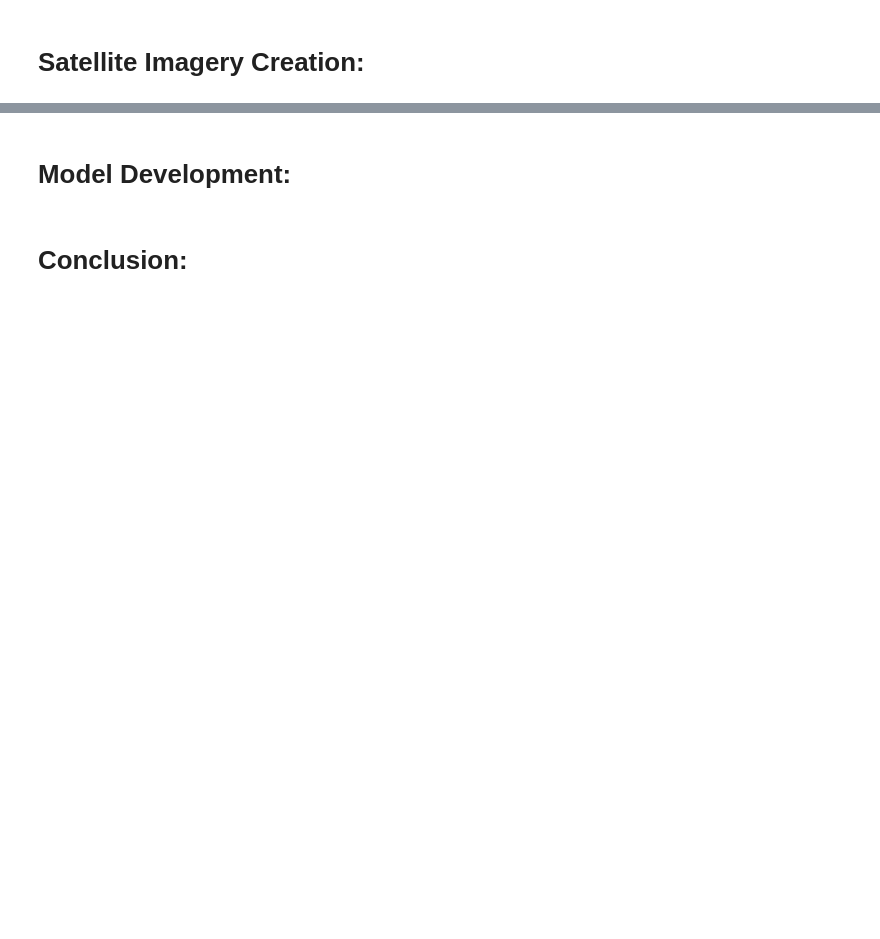
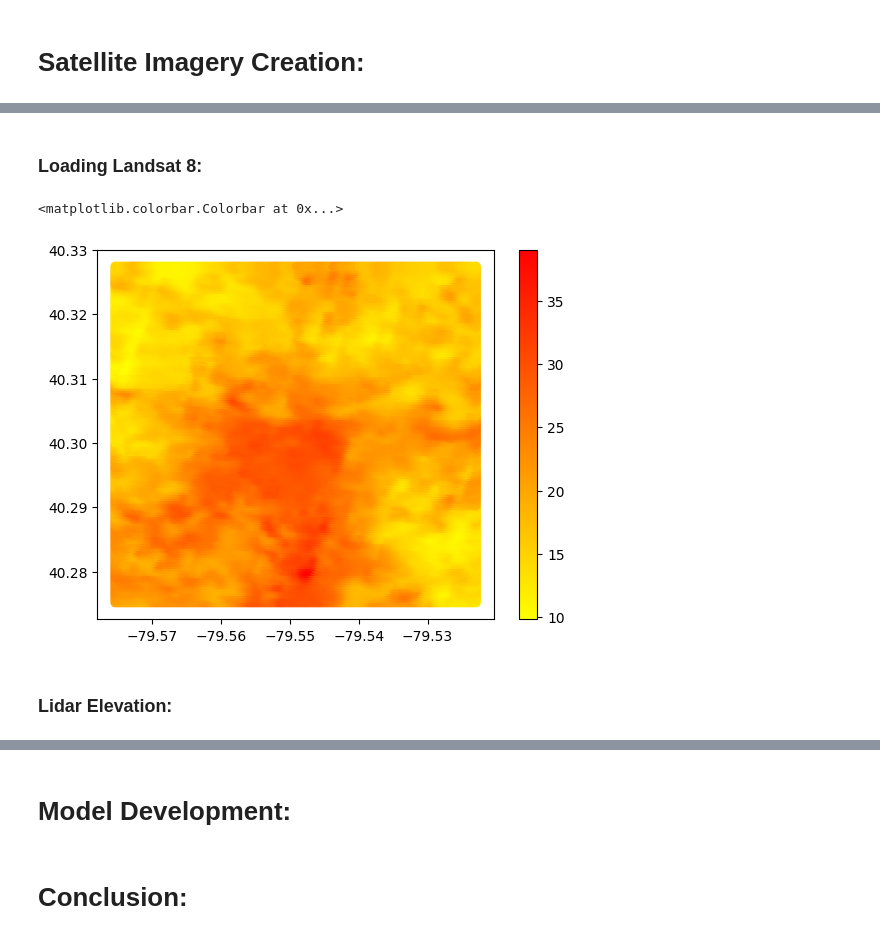
Before and after one commit to JZembower/UHI_Index_Prediction_Model, a Jupyter notebook: Model/greensburg_notebook.ipynb, the cells around one changed output, grey strips where cells are left out. Cells and saved outputs as stored; diff of their text form; code cells hidden in the pictures; blank space fills up the shorter version.

```diff
--- a/Model/greensburg_notebook.ipynb
+++ b/Model/greensburg_notebook.ipynb
@@ -70,0 +330,6 @@ buildings = pd.read_csv("C:\\Users\\jrzem\\OneDrive\\Desktop\\Greensburg Dataset
+# %%
+# Scale Factors for the Surface Temperature band
+scale2 = 0.00341802
+offset2 = 149.0
+kelvin_celsius = 273.15 # convert from Kelvin to Celsius
+landsat_thermal = landsat_thermal.astype(float) * scale2 + offset2 - kelvin_celsius
@@ -70,0 +449,12 @@ buildings = pd.read_csv("C:\\Users\\jrzem\\OneDrive\\Desktop\\Greensburg Dataset
+# %%
+# Combine two datasets vertically (along columns) using pandas concat function.
+def combine_two_datasets(dataset1,dataset2):
+    '''
+    Returns a  vertically concatenated dataset.
+    Attributes:
+    dataset1 - Dataset 1 to be combined
+    dataset2 - Dataset 2 to be combined
+    '''
+
+    data = pd.concat([dataset1,dataset2], axis=1)
+    return data
@@ -70,0 +575,14 @@ buildings = pd.read_csv("C:\\Users\\jrzem\\OneDrive\\Desktop\\Greensburg Dataset
+# %% [markdown]
+### Loading Landsat 8:
+# %%
+landsat_thermal_data = map_satellite_data('C:\\Users\\jrzem\\OneDrive\\Coding Applications\\EY Data Science Challenge 2025\\UHI_Index_Prediction_Model\\landsat_july_28.tiff',greensburg_location_df,landsat_thermal)
+# %%
+landsat_thermal_uhi_data = combine_two_datasets(greensburg_location_df,landsat_thermal_data)
+# %%
+plt.scatter(landsat_thermal_uhi_data['Longitude'],landsat_thermal_uhi_data['Latitude'],c=landsat_thermal_uhi_data['lwir11'],cmap='autumn_r')
+plt.colorbar()
+# %% [output]
+<matplotlib.colorbar.Colorbar at 0x...>
+[figure, added]
+# %% [markdown]
+### Lidar Elevation:
```
Also changed, not shown: parts of 61 cells of this notebook.
